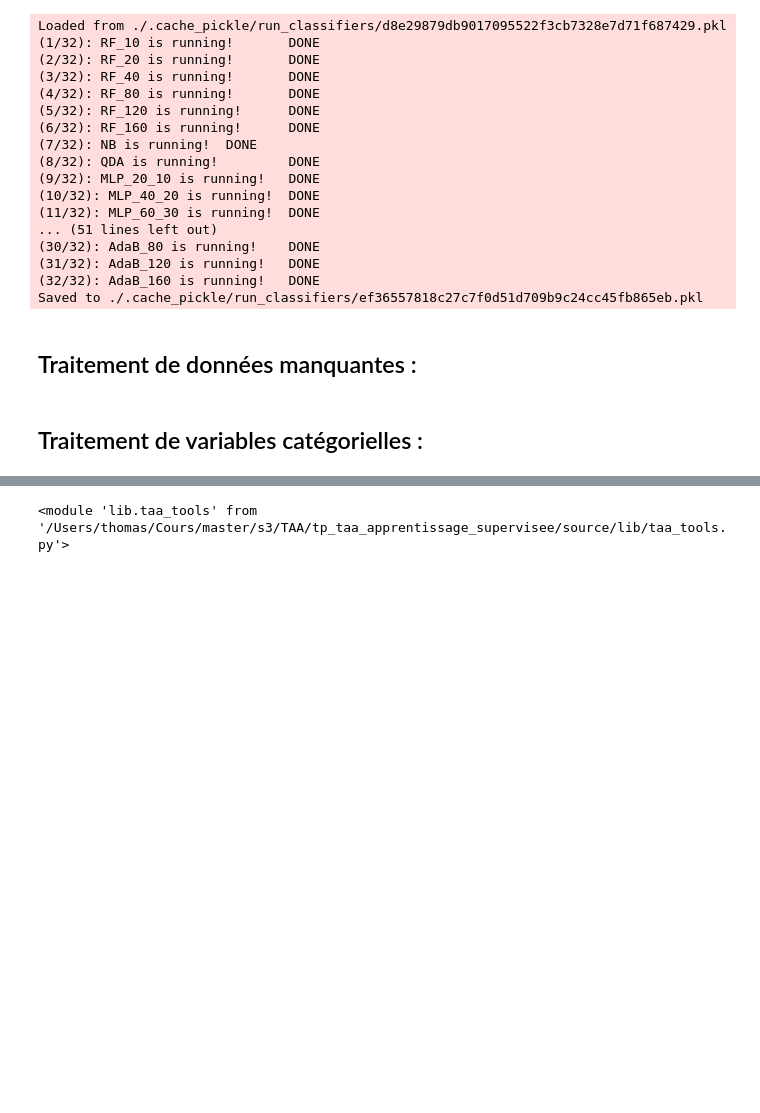
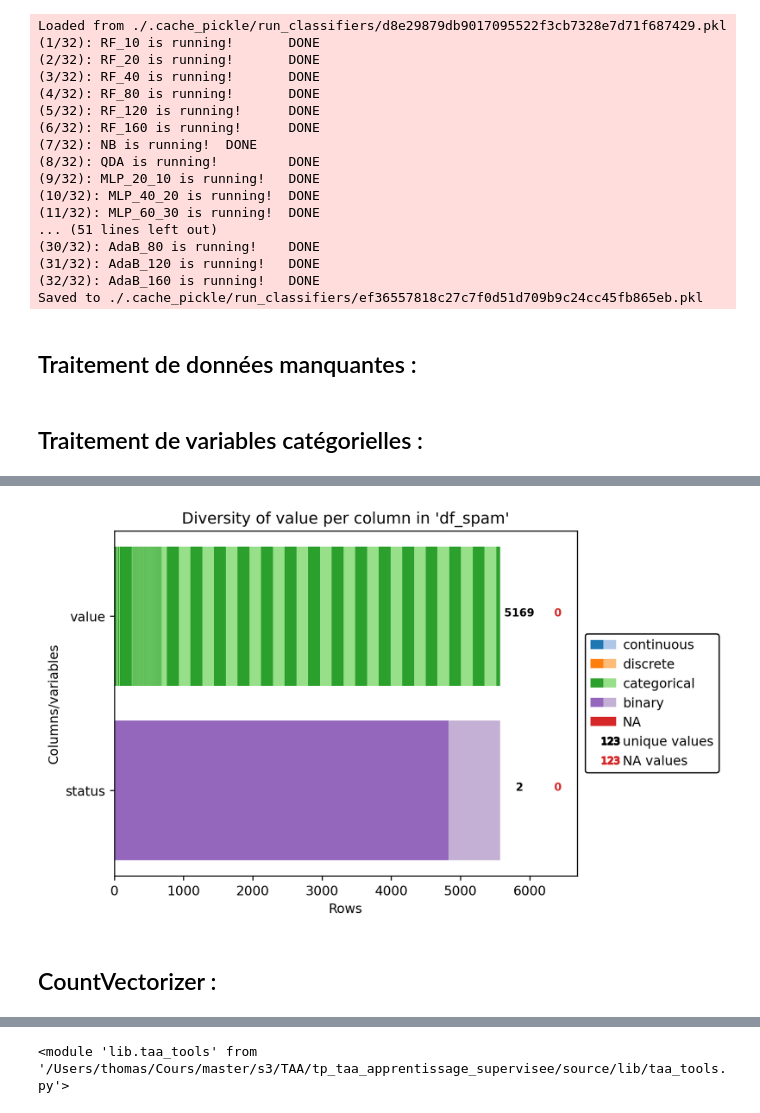
Before and after one commit to tyrosine-rex/tp_taa_apprentissage_supervisee, a Jupyter notebook: source/tp_final.ipynb, the cells around one changed output, grey strips where cells are left out. Drawn from its saved outputs; the diff is of its cells as text; code cells hidden in the pictures; blank space fills up the shorter version.

```diff
--- a/source/tp_final.ipynb
+++ b/source/tp_final.ipynb
@@ -12,6 +12,7 @@ filterwarnings('ignore')
 # %%
 CREDIT_SCORE = "../data/credit_scoring.csv"
 CREDIT_SCORE_HET = "../data/credit.data"
+SPAM = "../data/SMSSpamCollection.data"
 # %% [markdown]
 # Apprentissage supervisé : Feature engineering et Classification
 
@@ -490,0 +507,7 @@ result_run_clfs(run3_mm, "run2_imp_mm")
+# %%
+df_spam = pd.read_csv(SPAM, sep = "\t", header = None)
+df_spam = df_spam.rename(columns = {0 : "status", 1 : "value"})
+
+taa.explore_data(df_spam, "df_spam")
+# %% [output]
+[figure, added]
@@ -490,0 +520,2 @@ result_run_clfs(run3_mm, "run2_imp_mm")
+# %% [markdown]
+## CountVectorizer :
```
Also changed, not shown: parts of 10 cells of this notebook.
